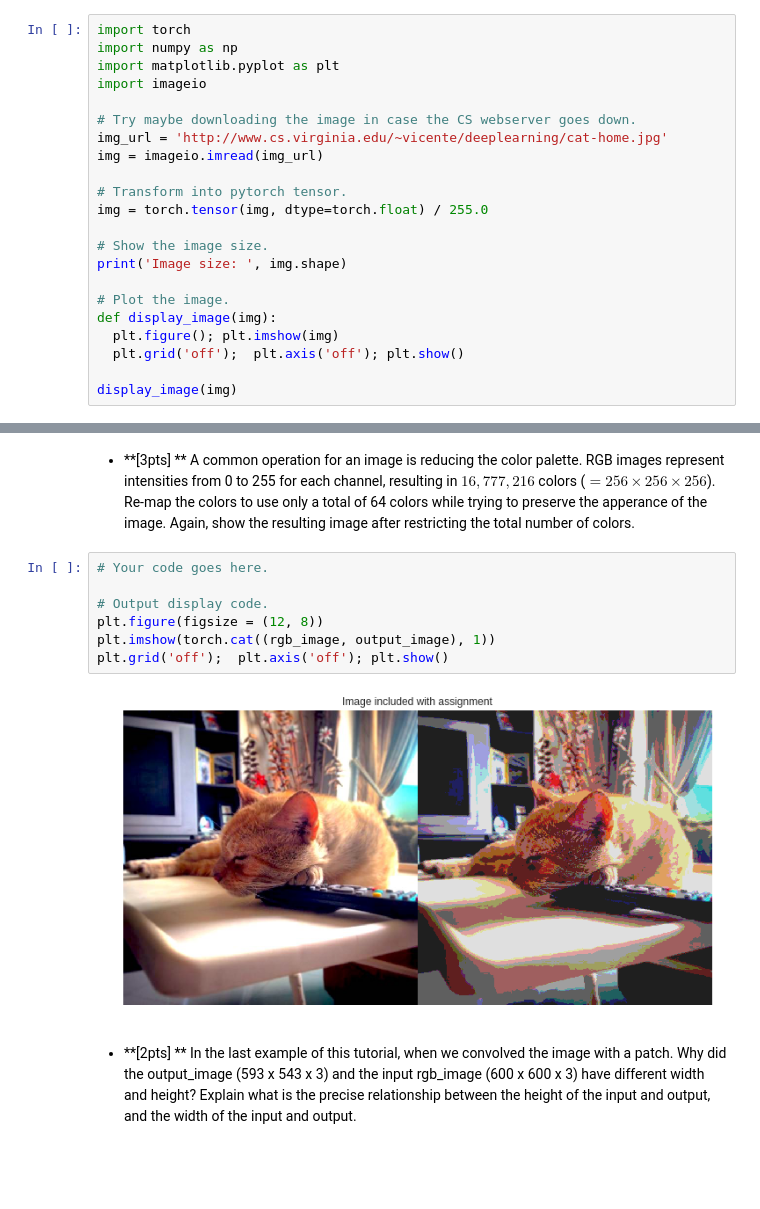
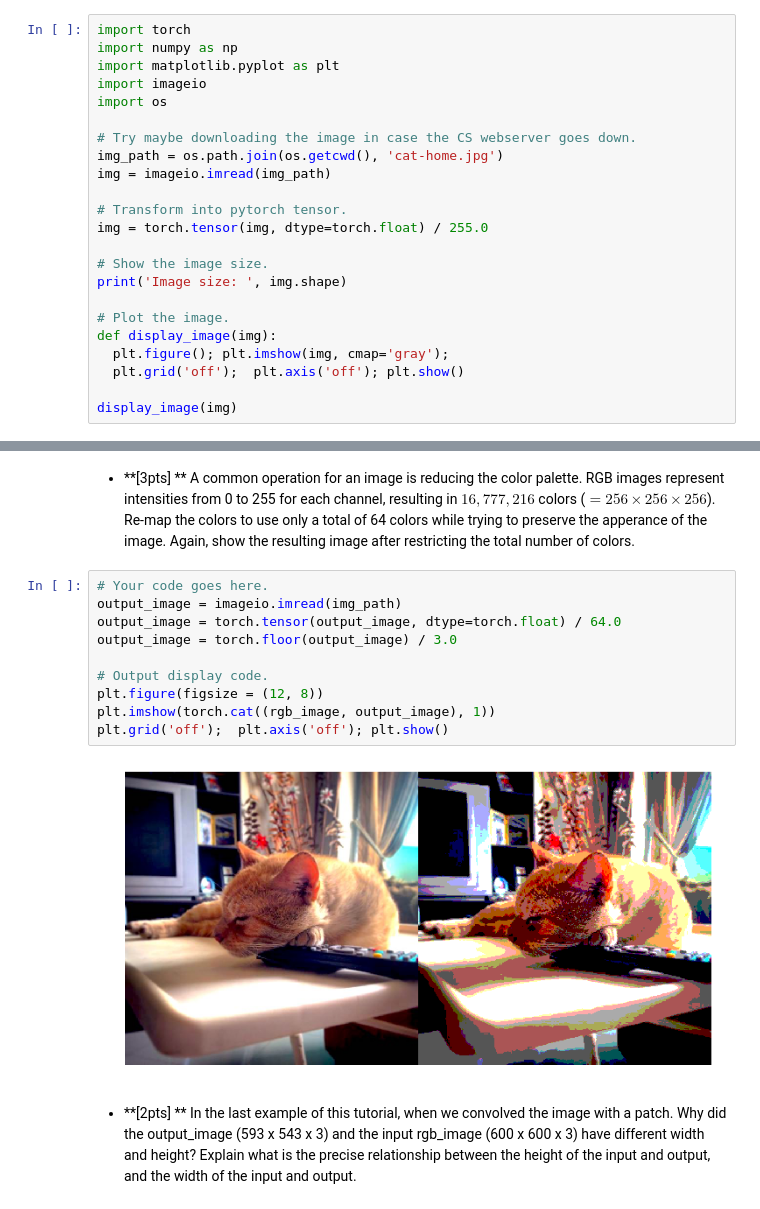
Before and after one commit to Linnnnng/Deep-Learning-for-Vision-Recognition, a Jupyter notebook: image_processing_assignment.ipynb, the cells around one changed output, grey strips where cells are left out. Saved outputs shown, nothing was run; the diff lists cells and outputs as text; blank space fills up the shorter version.

```diff
--- a/image_processing_assignment.ipynb
+++ b/image_processing_assignment.ipynb
@@ -14,10 +10,11 @@ import torch
 import numpy as np
 import matplotlib.pyplot as plt
 import imageio
+import os
 
 # Try maybe downloading the image in case the CS webserver goes down.
-img_url = 'http://www.cs.virginia.edu/~vicente/deeplearning/cat-home.jpg'
-img = imageio.imread(img_url)
+img_path = os.path.join(os.getcwd(), 'cat-home.jpg')
+img = imageio.imread(img_path)
 
 # Transform into pytorch tensor.
 img = torch.tensor(img, dtype=torch.float) / 255.0
@@ -27,7 +24,7 @@ print('Image size: ', img.shape)
 
 # Plot the image.
 def display_image(img):
-  plt.figure(); plt.imshow(img)
+  plt.figure(); plt.imshow(img, cmap='gray');
   plt.grid('off');  plt.axis('off'); plt.show()
 
 display_image(img)
@@ -284,13 +320,16 @@ plt.grid('off');  plt.axis('off'); plt.show()
 * **[3pts] ** A common operation for an image is reducing the color palette. RGB images represent intensities from 0 to 255 for each channel, resulting in $16,777,216$ colors ($=256 \times 256 \times 256$). Re-map the colors to use only a total of 64 colors while trying to preserve the apperance of the image. Again, show the resulting image after restricting the total number of colors.
 # %%
 # Your code goes here.
+output_image = imageio.imread(img_path)
+output_image = torch.tensor(output_image, dtype=torch.float) / 64.0
+output_image = torch.floor(output_image) / 3.0
 
 # Output display code.
 plt.figure(figsize = (12, 8))
 plt.imshow(torch.cat((rgb_image, output_image), 1))
 plt.grid('off');  plt.axis('off'); plt.show()
 # %% [output]
-[figure, old version]
+[figure, new version]
 # %% [markdown]
 * **[2pts] ** In the last example of this tutorial, when we convolved the image with a patch. Why did the output_image (593 x 543 x 3) and the input rgb_image (600 x 600 x 3) have different width and height? Explain what is the precise relationship between the height of the input and output, and the width of the input and output.
 # %%
```
Also changed, not shown: parts of 14 cells of this notebook.
